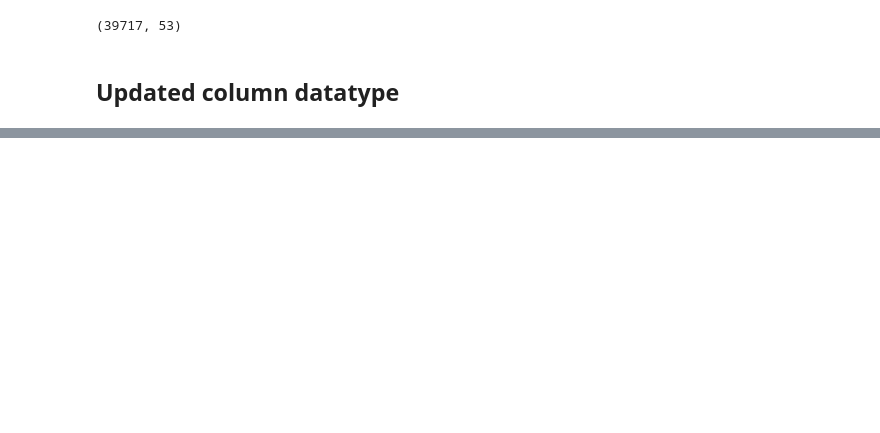
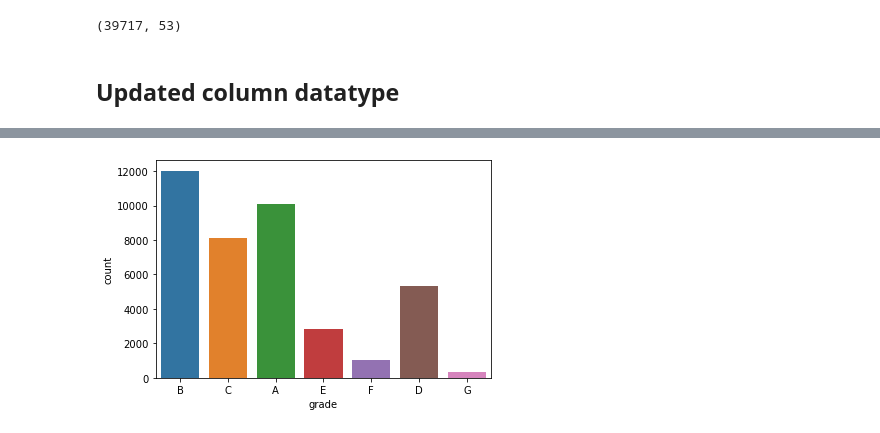
Before and after one commit to aerokhaleel/LendingClub_CaseStudy, a Jupyter notebook: Group_Facilitator_Avasarala_saisrinivas.ipynb, the cells around one changed output, grey strips where cells are left out. Cells and saved outputs as stored; diff of their text form; code cells hidden in the pictures; blank space fills up the shorter version.

```diff
--- a/Group_Facilitator_Avasarala_saisrinivas.ipynb
+++ b/Group_Facilitator_Avasarala_saisrinivas.ipynb
@@ -298,0 +319,5 @@ memory usage: 16.8+ MB
+# %%
+sns.countplot(x='grade', data=data)
+plt.show()
+# %% [output]
+[figure, added]
```
Also changed, not shown: parts of 19 cells of this notebook.
